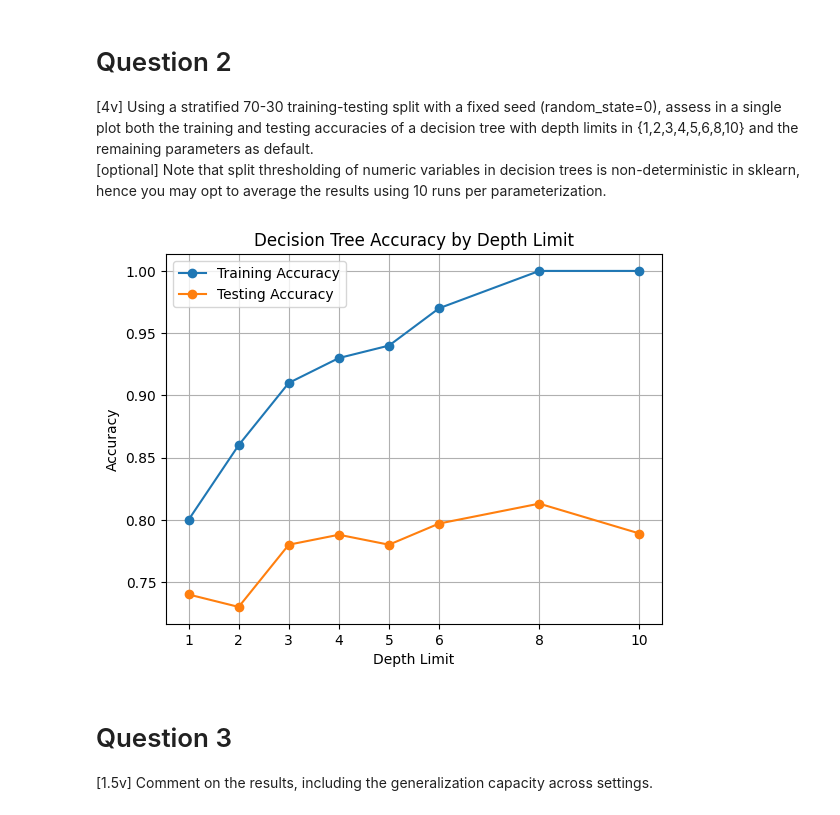
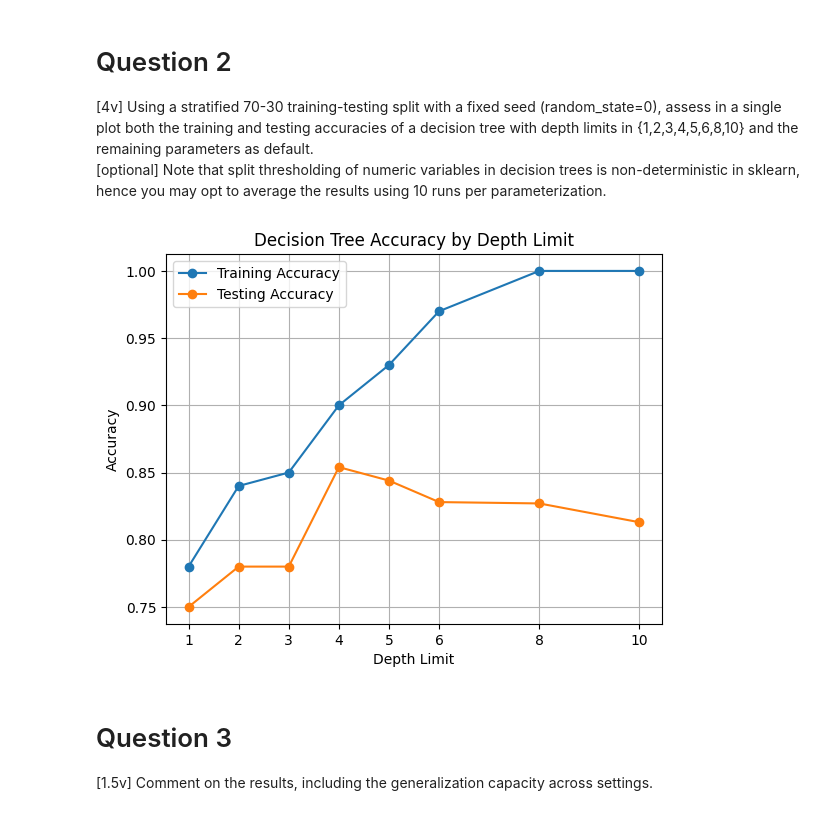
Before and after one commit to nunogoncalves03/apre-homework, a Jupyter notebook: homework-1/homework.ipynb, the cells around one changed output. Saved outputs shown, nothing was run; the diff lists cells and outputs as text; code cells hidden in the pictures.

Commit message:
Stratify classes on exercise 2

```diff
--- a/homework-1/homework.ipynb
+++ b/homework-1/homework.ipynb
@@ -68,37 +68,37 @@ in sklearn, hence you may opt to average the results using 10 runs per parameter
 from sklearn import metrics, tree
 from sklearn.model_selection import train_test_split
 
-X_train, X_test, y_train, y_test = train_test_split(X, y, train_size=0.7, random_state=0)
+X_train, X_test, y_train, y_test = train_test_split(X, y, train_size=0.7, random_state=0, stratify=y)
 
 depth_limits = [1, 2, 3, 4, 5, 6, 8, 10]
 train_accuracies = []
 test_accuracies = []
 
 for depth_limit in depth_limits:
     training_accuracy_sum = 0
     testing_accuracy_sum = 0
 
     for _ in range(10):
         predictor = tree.DecisionTreeClassifier(max_depth=depth_limit)
         predictor.fit(X_train, y_train)
 
         training_accuracy_sum += round(metrics.accuracy_score(y_train, predictor.predict(X_train)), 2)
         testing_accuracy_sum += round(metrics.accuracy_score(y_test, predictor.predict(X_test)), 2)
 
     train_accuracies.append(training_accuracy_sum / 10)
     test_accuracies.append(testing_accuracy_sum / 10)
 
 plt.plot(depth_limits, train_accuracies, marker='o', label='Training Accuracy')
 plt.plot(depth_limits, test_accuracies, marker='o', label='Testing Accuracy')
 plt.title('Decision Tree Accuracy by Depth Limit')
 plt.xlabel('Depth Limit')
 plt.ylabel('Accuracy')
 plt.xticks(depth_limits)
 plt.legend()
 plt.grid()
 plt.show()
 # %% [output]
-[figure, old version]
+[figure, new version]
 # %% [markdown]
 # Question 3
 
```
